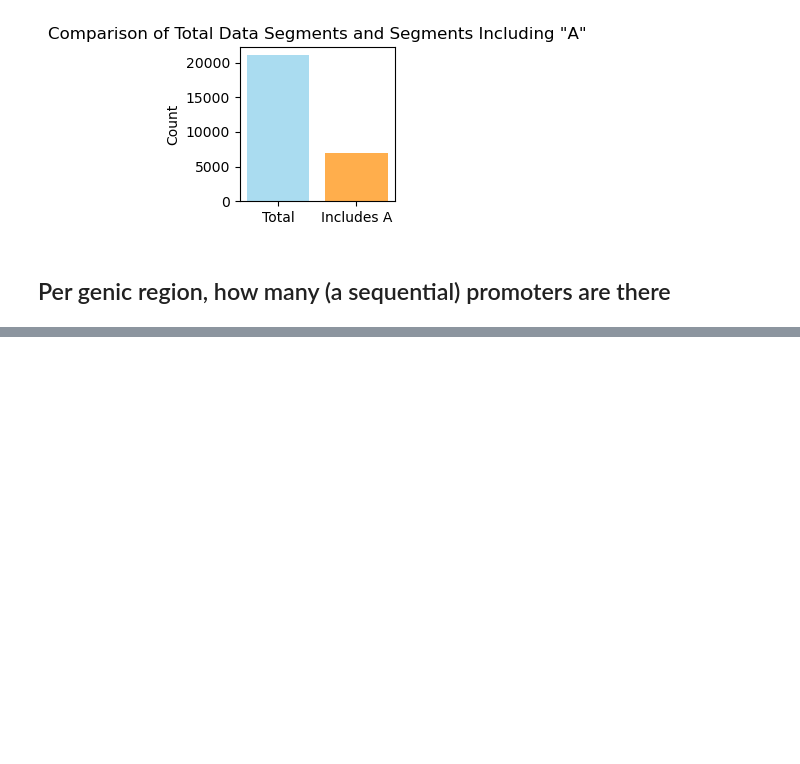
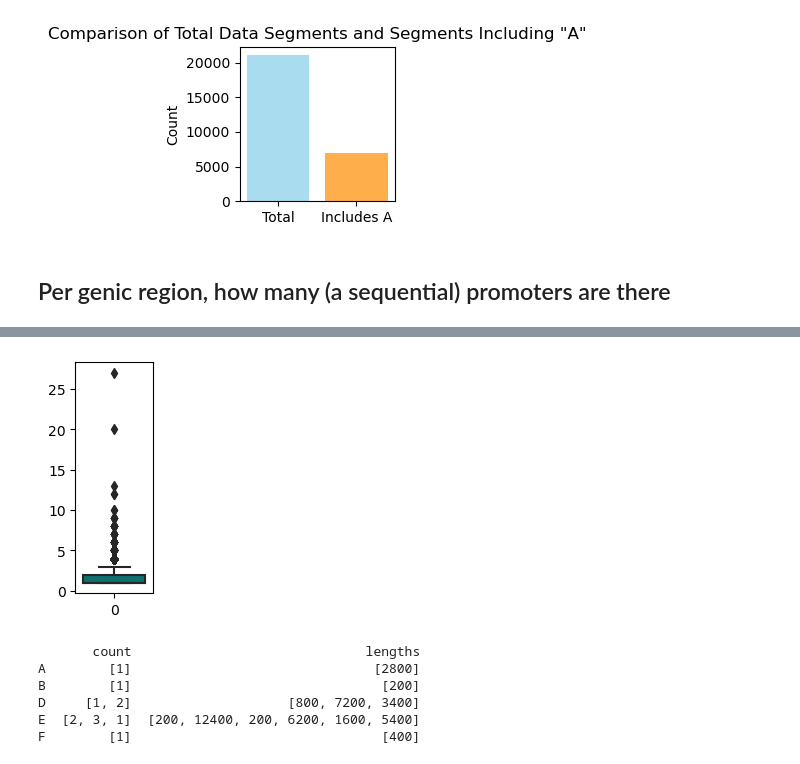
Before and after one commit to caocao0525/NSP, a Jupyter notebook: promoter_study.ipynb, the cells around one changed output, grey strips where cells are left out. Cells and saved outputs as stored; diff of their text form; code cells hidden in the pictures; blank space fills up the shorter version.

```diff
--- a/promoter_study.ipynb
+++ b/promoter_study.ipynb
@@ -382,0 +358,41 @@ for item in check_test:
+# %%
+plt.figure(figsize=(1,3))
+# sns.boxplot(a_count, color="teal",boxprops=dict(edgecolor="white"))
+sns.boxplot(a_count, color="teal")
+plt.show()
+# %% [output]
+[figure, added]
+# %%
+import pandas as pd
+
+def css_freq_len(strings, unit=200):
+    result = defaultdict(lambda: {'count': [], 'lengths': []})
+    for string in strings:  # Iterate over each string in the list
+        for char in set(string):  # loop through unique characters in the string
+            pattern = re.compile(f'{char}+')
+            matches = pattern.findall(string)
+            count = len(matches)
+            lengths = [len(match)*unit for match in matches]  # multiplied by unit to make it real length
+            result[char]['count'].append(count)
+            result[char]['lengths'].extend(lengths)  # Use extend instead of append here
+    result = dict(result)
+    # Sort dictionary
+    sorted_result = OrderedDict(sorted(result.items()))
+
+    # Convert the dictionary to a DataFrame
+    df = pd.DataFrame(sorted_result).transpose()  # transpose to have letters as the index
+
+    return df
+
+strings = ["EDDDDEEEEEEEEEEEEEEEEEEEEEEEEEEEEEEEEEEEEEEEEEEEEEEEEEEEEEEEEEEEEEE",
+           "DDDDDDDDDDDDDDDDDDDDDDDDDDDDDDDDDDDDEFFBAAAAAAAAAAAAAAEEEEEEEEEEEEEEEEEEEEEEEEEEEEEEEDDDDDDDDDDDDDDDDDEEEEEEEE",
+           "EEEEEEEEEEEEEEEEEEEEEEEEEEE"]
+result = css_freq_len(strings)
+print(result)
+# %% [output]
+       count                              lengths
+A        [1]                               [2800]
+B        [1]                                [200]
+D     [1, 2]                    [800, 7200, 3400]
+E  [2, 3, 1]  [200, 12400, 200, 6200, 1600, 5400]
+F        [1]                                [400]
```
Also changed, not shown: parts of 18 cells of this notebook, 1 other file.
